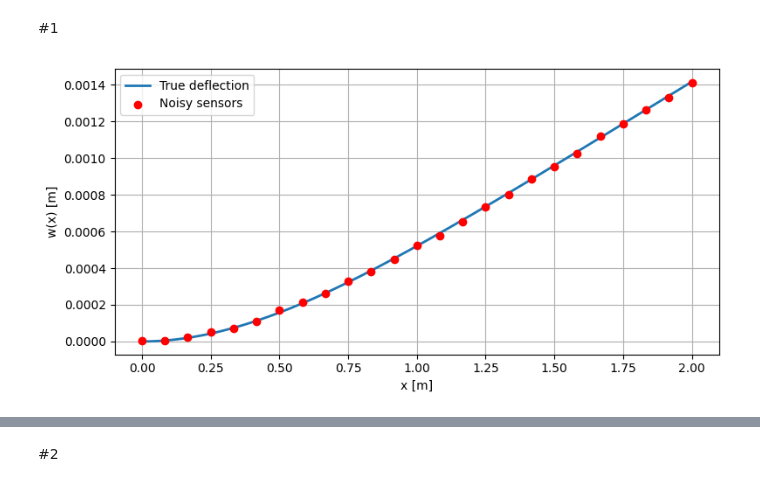
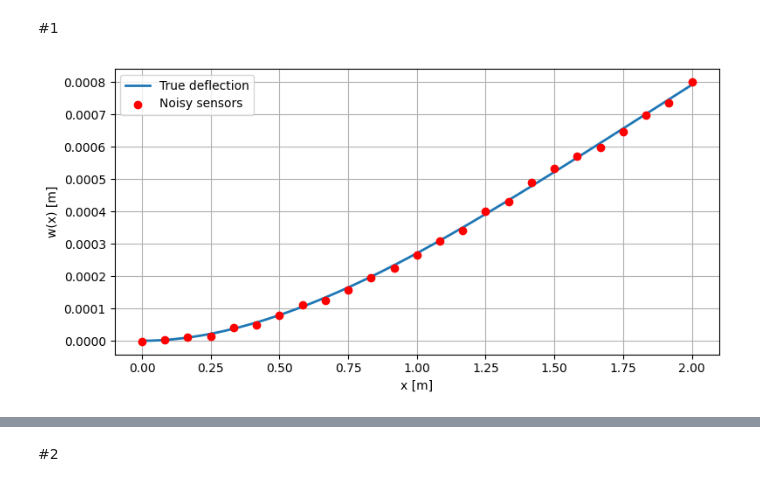
Before and after one commit to ShiyuanDengg/2D-Wall, a Jupyter notebook: 1D/1D Hybird point load prediction.ipynb, the cells around one changed output, grey strips where cells are left out. Cells and saved outputs as stored; diff of their text form; code cells hidden in the pictures.

```diff
--- a/1D/1D Hybird point load prediction.ipynb
+++ b/1D/1D Hybird point load prediction.ipynb
@@ -11,7 +11,7 @@ from tensorflow import keras
 L = 2.0             # Length of the beam [m]
 EI = 2e6            # Flexural rigidity [Nm^2]
 Q = 1e3 # Uniform load [N/m]
-P = 1e3         # Point load [N]
+P = -5e2         # Point load [N]
 a = L / 2            # Load applied at midspan
 hinge_loc = L / 2.
 
@@ -23,7 +23,10 @@ dl_norm = tf.cast(dl / L, dtype = tf.float32)
 
 act = 'swish'
 Noise = True
+noise_scale = 1e-2
 USE_COLLOC = False
+
+Case = 'Cantilever'
 # %%
 x_full = np.linspace(0, L, 200)
 x_full_norm = x_full/ L
@@ -59,29 +91,29 @@ def get_collocation_points(x_sensors, pred_hinge_loc, colloc_width, colloc_densi
 # %%
 x_full = np.linspace(0, L, 200)
 
-w_true = w(x_full, L, Q) + w_point_load(x_full, P, a)
+w_true = w_udl(x_full, Q, constants_udl) + w_point_load(x_full, P, a, constants_pl, smooth = False)
 #w_true = w(x_full, L, Q)
 
 x_sensors = np.linspace(0, L, 25)
-w_sensors_clean = w(x_sensors, L, Q) + w_point_load(x_sensors, P, a)
+w_sensors_clean = w_udl(x_sensors, Q, constants_udl) + w_point_load(x_sensors, P, a, constants_pl, smooth = False)
 #w_sensors_clean = w(x_sensors, L, Q)
 w_sensors = w_sensors_clean
 
 if Noise:
-  np.random.seed(42)
-  noise_std = 0.005 * np.max(w_sensors_clean)
+  np.random.seed(41)
+  noise_std = noise_scale * np.max(w_sensors_clean)
   noise = np.random.normal(0, noise_std, size=w_sensors_clean.shape)
   w_sensors += noise
 
 # Plot
 plt.figure(figsize=(8, 4))
 plt.plot(x_full, w_true, label="True deflection", linewidth=2)
 plt.scatter(x_sensors, w_sensors, color='red', label="Noisy sensors", zorder=3)
 plt.xlabel("x [m]")
 plt.ylabel("w(x) [m]")
 plt.legend()
 plt.grid(True)
 plt.tight_layout()
 plt.show()
 # %% [output]
-[figure, old version]
+[figure, new version]
```
Also changed, not shown: parts of 11 cells of this notebook, 2 other files.
